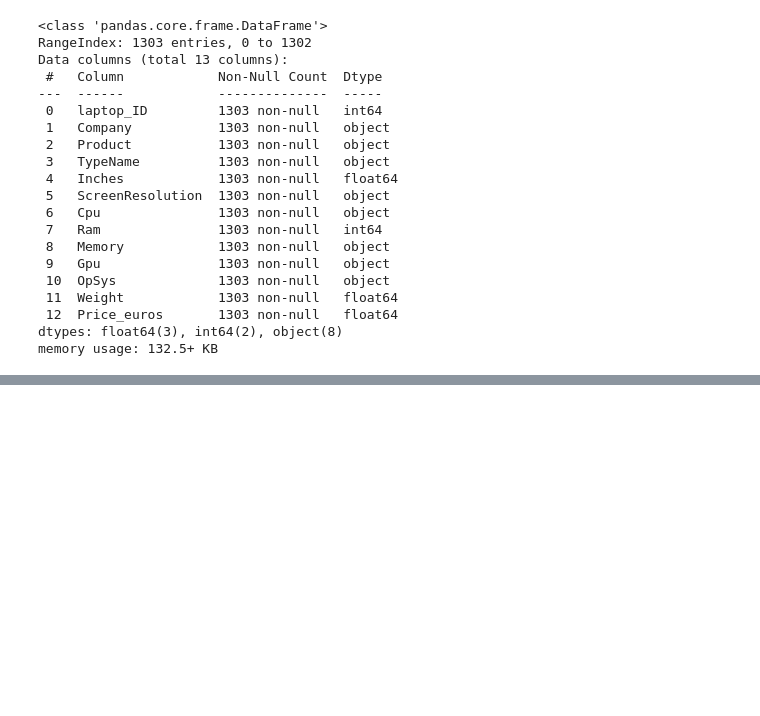
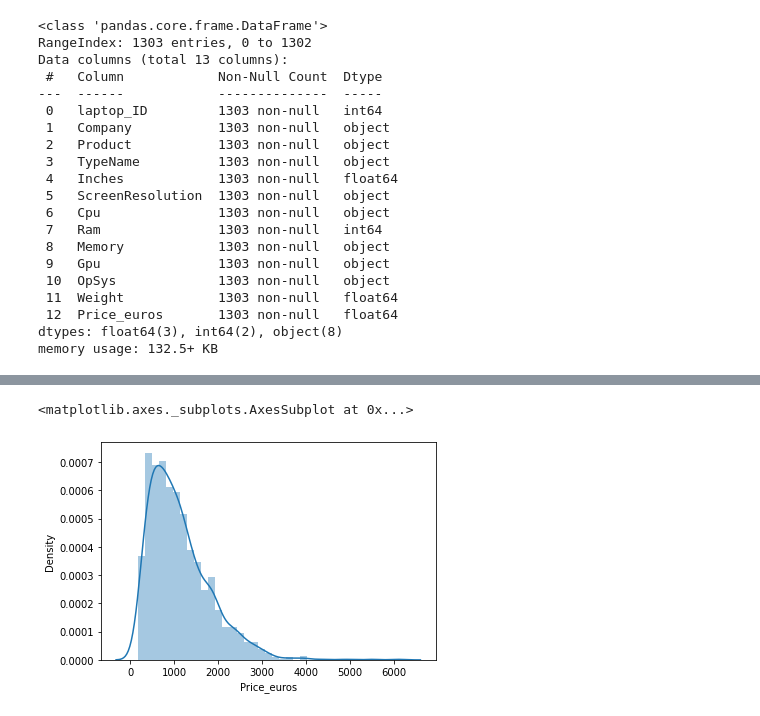
Before and after one commit to adi271001/Nastech-Internship, a Jupyter notebook: rnsit2.ipynb, the cells around one changed output, grey strips where cells are left out. Cells and saved outputs as stored; diff of their text form; code cells hidden in the pictures; blank space fills up the shorter version.

```diff
--- a/rnsit2.ipynb
+++ b/rnsit2.ipynb
@@ -730,0 +585,5 @@ plt.xticks(rotation='vertical')
+# %%
+sns.distplot(df1['Price_euros'])
+# %% [output]
+<matplotlib.axes._subplots.AxesSubplot at 0x...>
+[figure, added]
```
Also changed, not shown: parts of 46 cells of this notebook.
